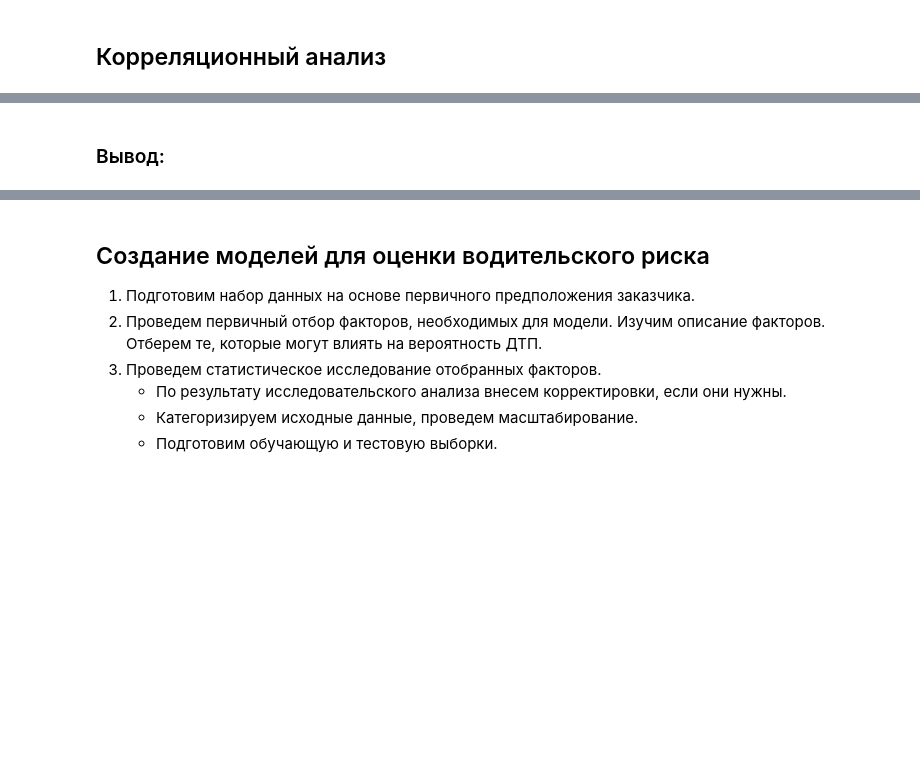
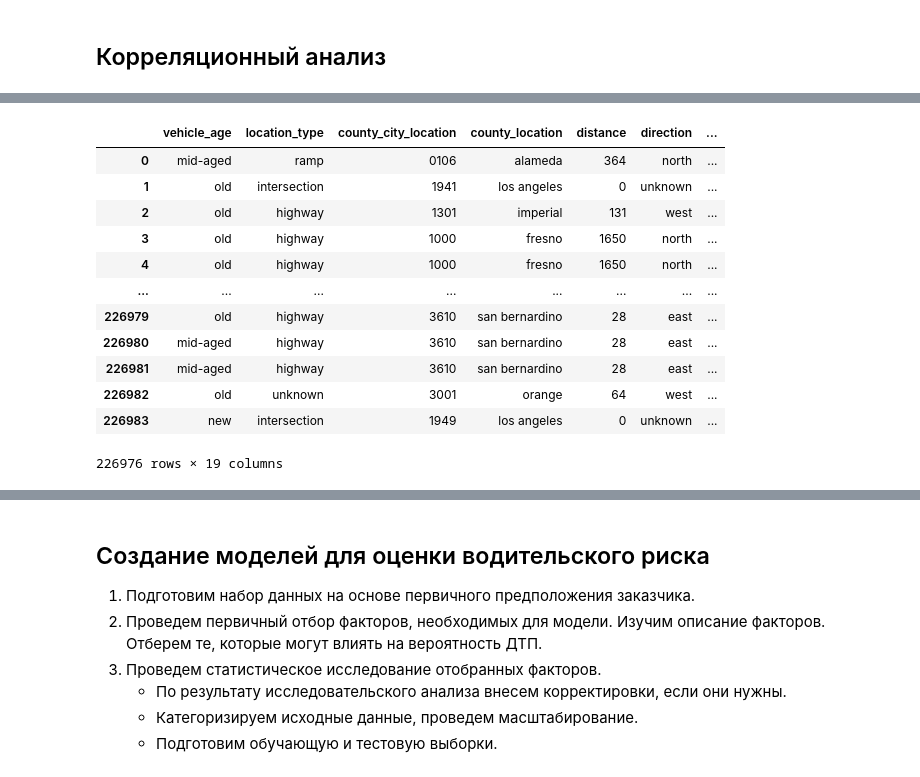
Before and after one commit to Moncervers/car_accident_prediction, a Jupyter notebook: project_notebook.ipynb, the cells around one changed output, grey strips where cells are left out. Saved outputs shown, nothing was run; the diff lists cells and outputs as text; code cells hidden in the pictures; blank space fills up the shorter version.

```diff
--- a/project_notebook.ipynb
+++ b/project_notebook.ipynb
@@ -858,2 +873,59 @@ del (
-# %% [markdown]
-### Вывод:
+# %%
+def categorize_age(value: pd.Series.values) -> pd.Series.values:
+    """
+    Преобразовывает столбец с возрастом автомобиля в категориальный, используя следующие правила:
+     - `new`, если возраст автомобиля меньше 3 лет
+     - `mid-aged`, если возраст автомобиля от 3 до 10 лет
+     - `old`, если возраст автомобиля больше 10 лет
+    :param value: столбец с возрастом автомобиля
+    :return: категоризованный столбец с возрастом автомобиля
+    """
+    if value < 3:
+        return 'new'
+    if value < 10:
+        return 'mid-aged'
+    else:
+        return 'old'
+
+
+# Категоризируем возраст автомобиля
+df['vehicle_age'] = df['vehicle_age'].apply(categorize_age)
+# %%
+# Категоризируем данные согласно плану
+# Погода
+df['weather_1'] = df['weather_1'].apply(lambda x: 'not-dangerous' if x in ['clear', 'cloudy'] else 'dangerous')
+
+# Дорожное покрытие
+df['road_surface'] = df['road_surface'].apply(lambda x: 'not-dangerous' if x == 'dry' else 'dangerous')
+
+# Дорожное покрытие
+df['road_condition_1'] = df['road_condition_1'].apply(lambda x: 'not-dangerous' if x == 'normal' else 'dangerous')
+
+# Средство контроля
+df['control_device'] = df['control_device'].apply(lambda x: 'yes' if x == 'functioning' else 'no')
+
+# Трезвость участника
+df['party_sobriety_cat'] = df['party_sobriety'].apply(lambda x: 'sober' if x in ['had not been drinking',
+                                                                                 'not applicable',
+                                                                                 'had been drinking, not under influence'] else 'not-sober')
+
+# Трезвость участника
+df['party_drug_physical'] = df['party_drug_physical'].apply(
+    lambda x: 'not-sober' if x == 'under drug influence' else 'sober')
+
+# Выводим финальный датафрейм
+df
+# %% [output]
+|  | vehicle_age | location_type | county_city_location | county_location | distance | direction | ... |
+| 0 | mid-aged | ramp | 0106 | alameda | 364 | north | ... |
+| 1 | old | intersection | 1941 | los angeles | 0 | unknown | ... |
+| 2 | old | highway | 1301 | imperial | 131 | west | ... |
+| 3 | old | highway | 1000 | fresno | 1650 | north | ... |
+| 4 | old | highway | 1000 | fresno | 1650 | north | ... |
+| ... | ... | ... | ... | ... | ... | ... | ... |
+| 226979 | old | highway | 3610 | san bernardino | 28 | east | ... |
+| 226980 | mid-aged | highway | 3610 | san bernardino | 28 | east | ... |
+| 226981 | mid-aged | highway | 3610 | san bernardino | 28 | east | ... |
+| 226982 | old | unknown | 3001 | orange | 64 | west | ... |
+| 226983 | new | intersection | 1949 | los angeles | 0 | unknown | ... |
+226976 rows × 19 columns
```
Also changed, not shown: parts of 23 cells of this notebook.
